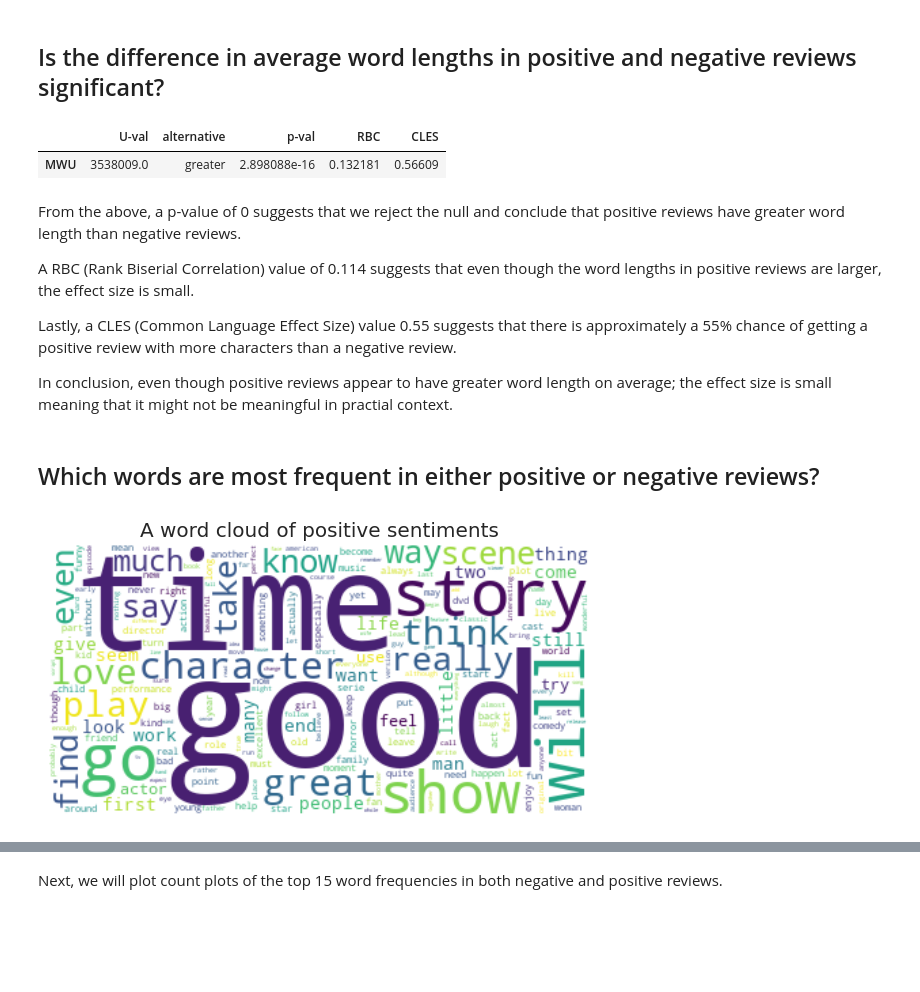
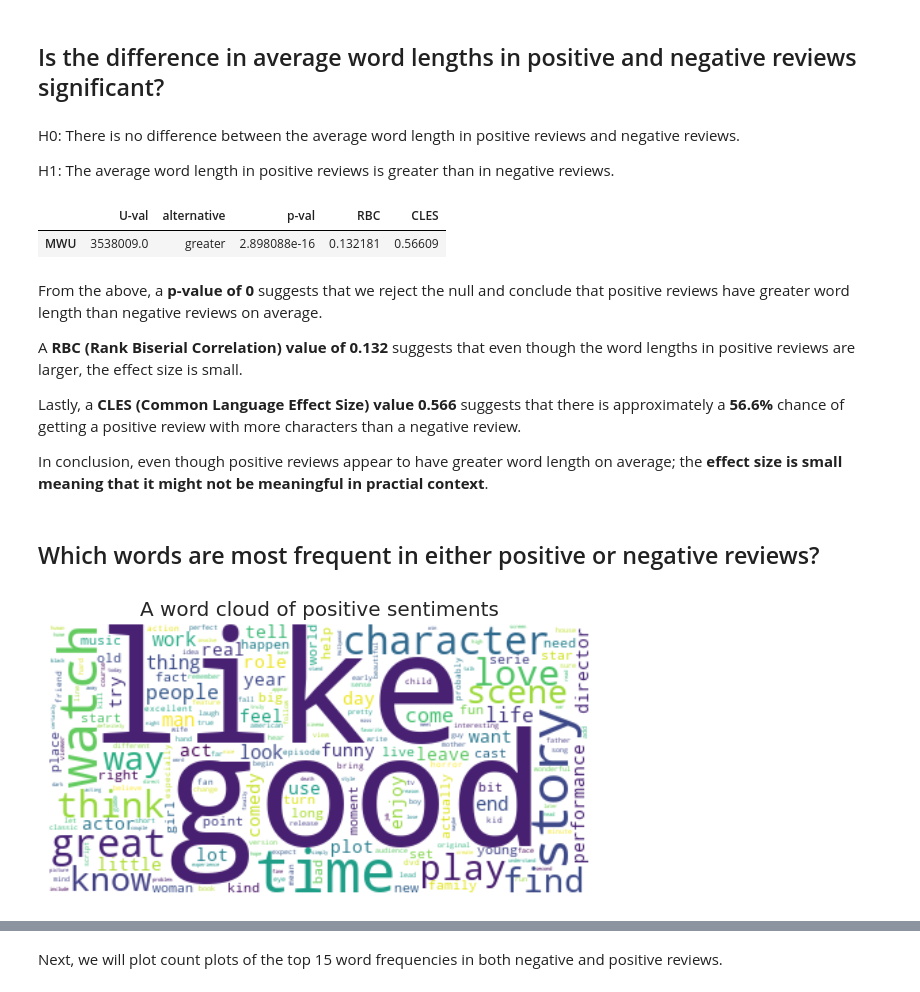
Before and after one commit to noah1-alt/sentiment-analysis, a Jupyter notebook: futureintern-ml-02.ipynb, the cells around one changed output, grey strips where cells are left out. Drawn from its saved outputs; the diff is of its cells as text; code cells hidden in the pictures; blank space fills up the shorter version.

```diff
--- a/futureintern-ml-02.ipynb
+++ b/futureintern-ml-02.ipynb
@@ -300,6 +291,10 @@ Next, we will have a look at these outlier values to confirm is they are indeed
 #movies_df[(movies_df['word_length'] > 5 )| (movies_df['word_length'] < 3.2)]['clean_tokens'].values
 # %% [markdown]
 ## Is the difference in average word lengths in positive and negative reviews significant?
+# %% [markdown]
+H0: There is no difference between the average word length in positive reviews and negative reviews.
+
+H1: The average word length in positive reviews is greater than in negative reviews.
 # %%
 # subsetting for positive and negative reviews
 positive_df = movies_df[movies_df['sentiment']=='positive']
@@ -312,27 +307,29 @@ pingouin.mwu(x = positive_df['word_length'],
 |  | U-val | alternative | p-val | RBC | CLES |
 | MWU | 3538009.0 | greater | 2.898088e-16 | 0.132181 | 0.56609 |
 # %% [markdown]
-From the above, a p-value of 0 suggests that we reject the null and conclude that positive reviews have greater word length than negative reviews.
+From the above, a **p-value of 0** suggests that we reject the null and conclude that positive reviews have greater word length than negative reviews on average.
 
-A RBC (Rank Biserial Correlation) value of 0.114 suggests that even though the word lengths in positive reviews are larger, the effect size is small.
+A **RBC (Rank Biserial Correlation) value of 0.132** suggests that even though the word lengths in positive reviews are larger, the effect size is small.
 
-Lastly, a CLES (Common Language Effect Size) value 0.55 suggests that there is approximately a 55% chance of getting a positive review with more characters than a negative review.
+Lastly, a **CLES (Common Language Effect Size) value 0.566** suggests that there is approximately a **56.6%** chance of getting a positive review with more characters than a negative review.
 
-In conclusion, even though positive reviews appear to have greater word length on average; the effect size is small meaning that it might not be meaningful in practial context.
+In conclusion, even though positive reviews appear to have greater word length on average; the **effect size is small meaning that it might not be meaningful in practial context**.
 # %% [markdown]
 ## Which words are most frequent in either positive or negative reviews?
+# %%
+STOP_WORDS.update(['s','film','movie','one','make','see','I'])
 # %%
 def sentiment_cloud (df,col,title):
     sentiment_text = " ".join(df[col])
-    my_wordcloud = WordCloud(background_color='white', stopwords=STOPWORDS.union(['s','film','movie','one','make','see','well','watch']), random_state = 42).generate(sentiment_text)
+    my_wordcloud = WordCloud(background_color='white', stopwords = STOP_WORDS, random_state = 42).generate(sentiment_text)
     plt.figure(figsize = (7,5))
     plt.imshow(my_wordcloud, interpolation = 'bilinear')
     plt.axis('off')
     plt.title(title)
     plt.show()
 sentiment_cloud(positive_df, 'clean_review', 'A word cloud of positive sentiments')
 # %% [output]
-[figure, old version]
+[figure, new version]
 # %%
 sentiment_cloud(negative_df, 'clean_review', 'A word cloud of negative sentiments')
 # %% [output]
```
Also changed, not shown: parts of 34 cells of this notebook.
